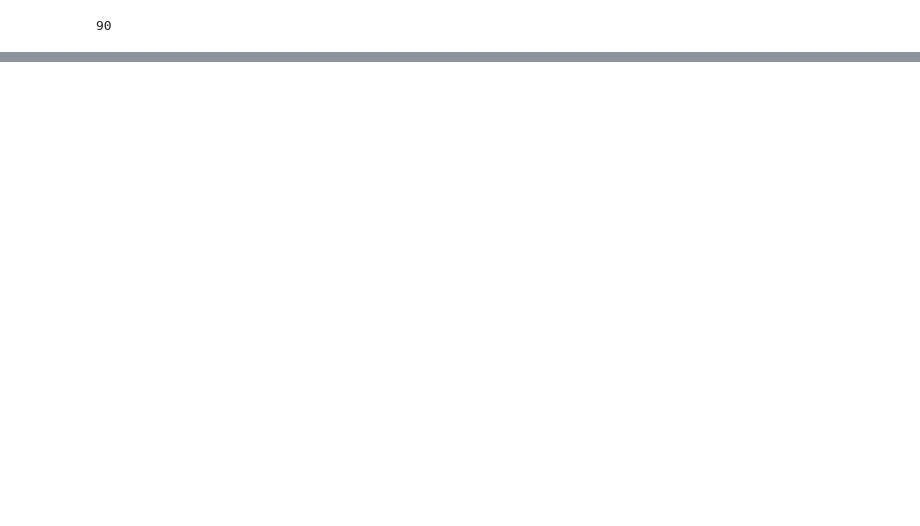
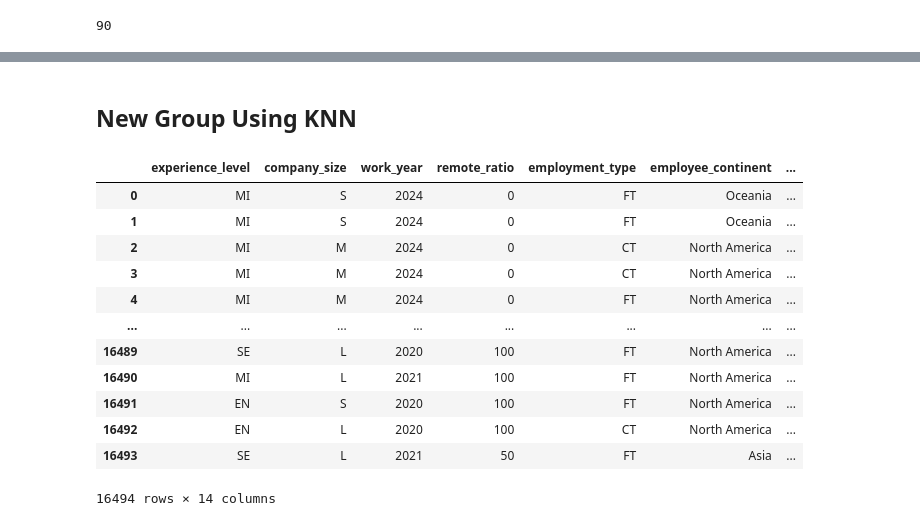
Before and after one commit to YanCotta/SDS-CP032-mlpaygrade, a Jupyter notebook: submissions/team-members/hien-nguyen/salaries_prediction.ipynb, the cells around one changed output, grey strips where cells are left out. Saved outputs shown, nothing was run; the diff lists cells and outputs as text; code cells hidden in the pictures; blank space fills up the shorter version.

```diff
--- a/submissions/team-members/hien-nguyen/salaries_prediction.ipynb
+++ b/submissions/team-members/hien-nguyen/salaries_prediction.ipynb
@@ -156,0 +510,29 @@ plt.tight_layout()
+# %% [markdown]
+## New Group Using KNN
+# %%
+from sklearn.cluster import KMeans
+
+X_kmeans = salaries2[['employee_residence', 'job_title']]
+y_kmeans = salaries4['log_salaries']
+ct = ColumnTransformer(transformers=[('nom', OneHotEncoder(sparse_output=False), [0,1])],
+                                     remainder="passthrough")
+X_kmeans = ct.fit_transform(X_kmeans)
+n_groups = 10
+kmeans = KMeans(n_clusters=n_groups, random_state=42, n_init=10)
+group_labels = kmeans.fit_predict(X_kmeans)
+salaries5 = salaries4.copy()
+salaries5['kmeans_group'] = group_labels.astype(str)
+salaries5['employee_residence'] = salaries2['employee_residence']
+# %%
+import pycountry
+
+def alpha2_to_alpha3(alpha2):
+        return pycountry.countries.get(alpha_2=alpha2).alpha_3
+
+salaries5['iso_alpha'] = salaries5['employee_residence'].apply(alpha2_to_alpha3)
+fig_geo = px.choropleth(
+    salaries5, locations="iso_alpha",
+    color="employee_continent",
+    title="Countries Grouped by Continent"
+)
+fig_geo.show()
@@ -156,0 +546,16 @@ plt.tight_layout()
+# %%
+salaries5
+# %% [output]
+|  | experience_level | company_size | work_year | remote_ratio | employment_type | employee_continent | ... |
+| 0 | MI | S | 2024 | 0 | FT | Oceania | ... |
+| 1 | MI | S | 2024 | 0 | FT | Oceania | ... |
+| 2 | MI | M | 2024 | 0 | CT | North America | ... |
+| 3 | MI | M | 2024 | 0 | CT | North America | ... |
+| 4 | MI | M | 2024 | 0 | FT | North America | ... |
+| ... | ... | ... | ... | ... | ... | ... | ... |
+| 16489 | SE | L | 2020 | 100 | FT | North America | ... |
+| 16490 | MI | L | 2021 | 100 | FT | North America | ... |
+| 16491 | EN | S | 2020 | 100 | FT | North America | ... |
+| 16492 | EN | L | 2020 | 100 | CT | North America | ... |
+| 16493 | SE | L | 2021 | 50 | FT | Asia | ... |
+16494 rows × 14 columns
```
Also changed, not shown: parts of 28 cells of this notebook, 6 other files.
